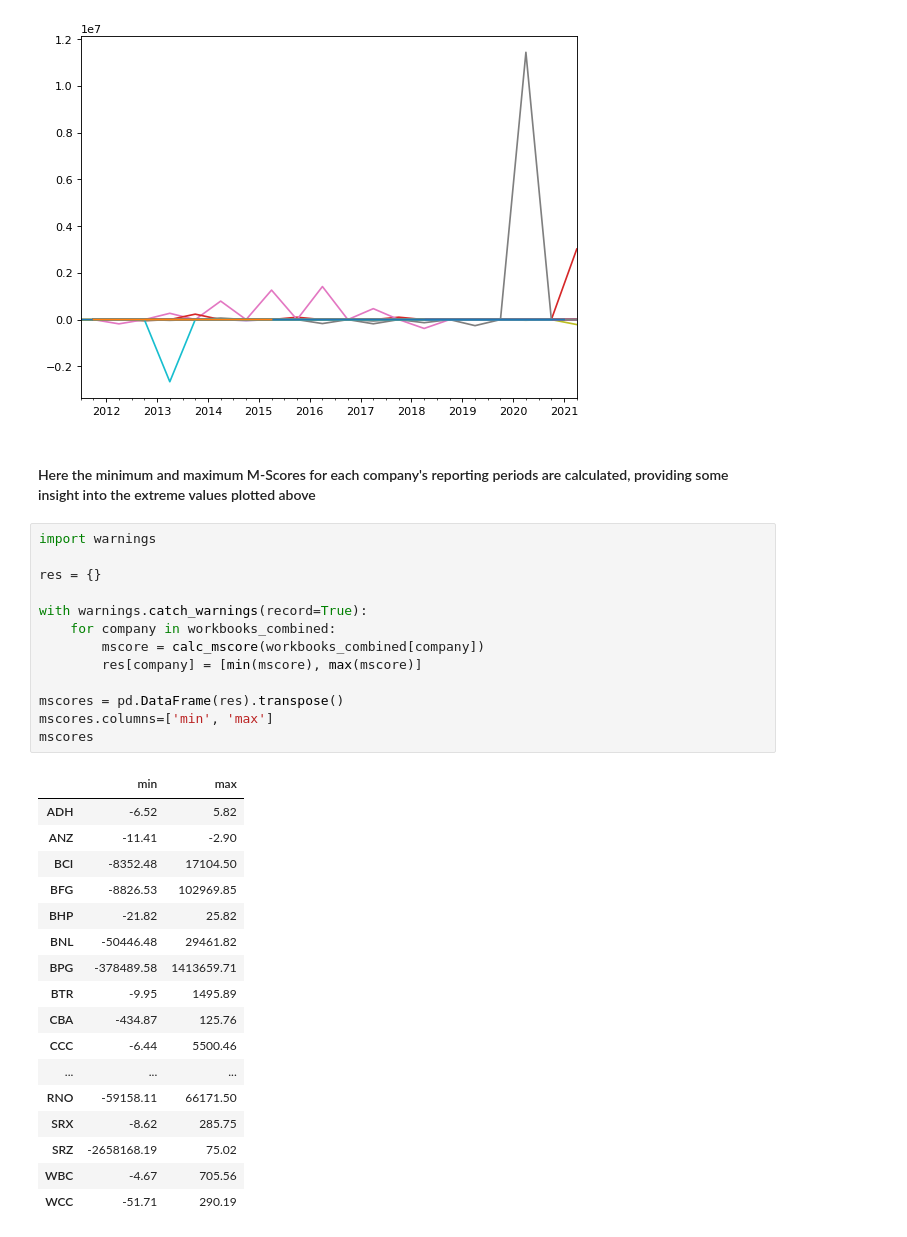
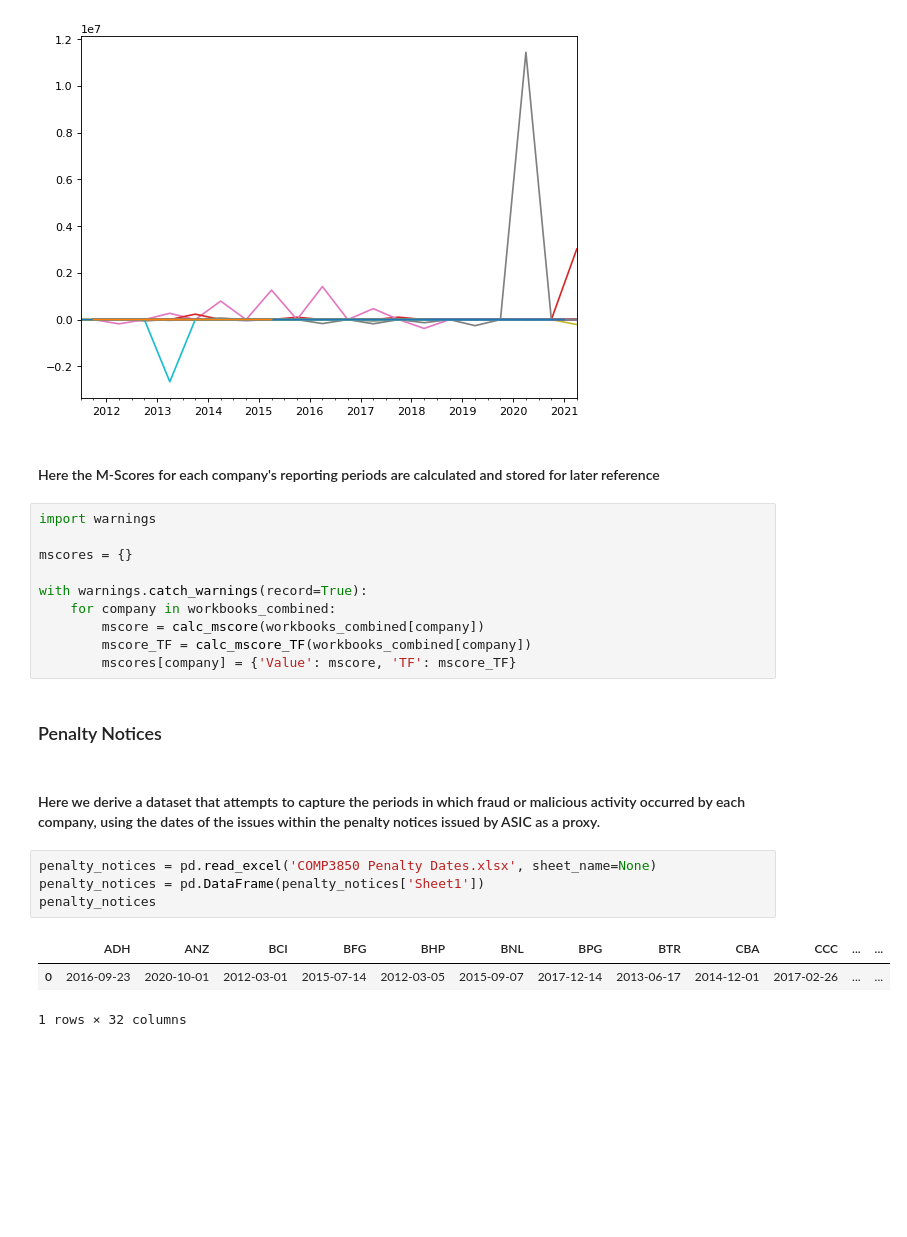
Before and after one commit to someonealive0/deepaudit, a Jupyter notebook: COMP3850.ipynb, the cells around one changed output. Cells and saved outputs as stored; diff of their text form; blank space fills up the shorter version.

```diff
--- a/COMP3850.ipynb
+++ b/COMP3850.ipynb
@@ -635,35 +635,26 @@ with warnings.catch_warnings(record=True):
 # %% [output]
 [figure]
 # %% [markdown]
-#### Here the minimum and maximum M-Scores for each company's reporting periods are calculated, providing some insight into the extreme values plotted above
+#### Here the M-Scores for each company's reporting periods are calculated and stored for later reference
 # %%
 import warnings
 
-res = {}
+mscores = {}
 
 with warnings.catch_warnings(record=True):
     for company in workbooks_combined:
         mscore = calc_mscore(workbooks_combined[company])
-        res[company] = [min(mscore), max(mscore)]
-
-mscores = pd.DataFrame(res).transpose()
-mscores.columns=['min', 'max']
-mscores
+        mscore_TF = calc_mscore_TF(workbooks_combined[company])
+        mscores[company] = {'Value': mscore, 'TF': mscore_TF}
-# %% [output]
-|  | min | max |
-| ADH | -6.52 | 5.82 |
-| ANZ | -11.41 | -2.90 |
-| BCI | -8352.48 | 17104.50 |
-| BFG | -8826.53 | 102969.85 |
-| BHP | -21.82 | 25.82 |
-| BNL | -50446.48 | 29461.82 |
-| BPG | -378489.58 | 1413659.71 |
-| BTR | -9.95 | 1495.89 |
-| CBA | -434.87 | 125.76 |
-| CCC | -6.44 | 5500.46 |
-| ... | ... | ... |
-| RNO | -59158.11 | 66171.50 |
-| SRX | -8.62 | 285.75 |
-| SRZ | -2658168.19 | 75.02 |
-| WBC | -4.67 | 705.56 |
-| WCC | -51.71 | 290.19 |
+# %% [markdown]
+### Penalty Notices
+# %% [markdown]
+#### Here we derive a dataset that attempts to capture the periods in which fraud or malicious activity occurred by each company, using the dates of the issues within the penalty notices issued by ASIC as a proxy.
+# %%
+penalty_notices = pd.read_excel('COMP3850 Penalty Dates.xlsx', sheet_name=None)
+penalty_notices = pd.DataFrame(penalty_notices['Sheet1'])
+penalty_notices
+# %% [output]
+|  | ADH | ANZ | BCI | BFG | BHP | BNL | BPG | BTR | CBA | CCC | ... | ... |
+| 0 | 2016-09-23 | 2020-10-01 | 2012-03-01 | 2015-07-14 | 2012-03-05 | 2015-09-07 | 2017-12-14 | 2013-06-17 | 2014-12-01 | 2017-02-26 | ... | ... |
+1 rows × 32 columns
```
Also changed, not shown: parts of 7 cells of this notebook.
